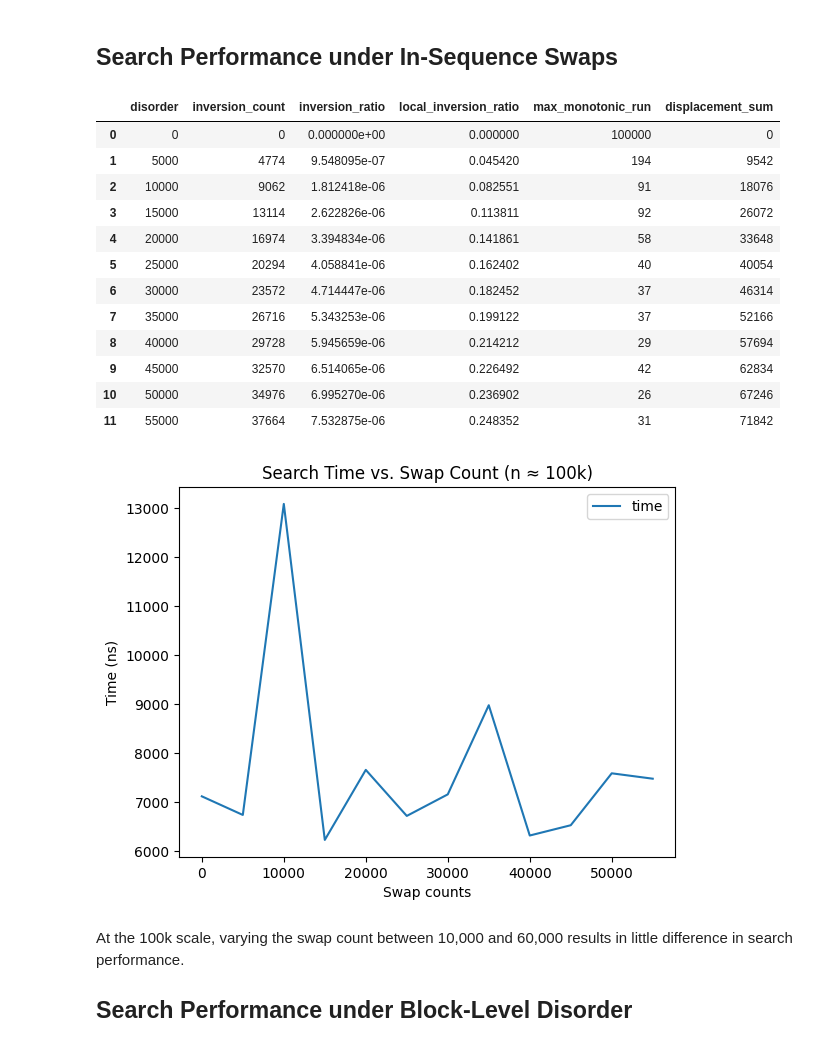
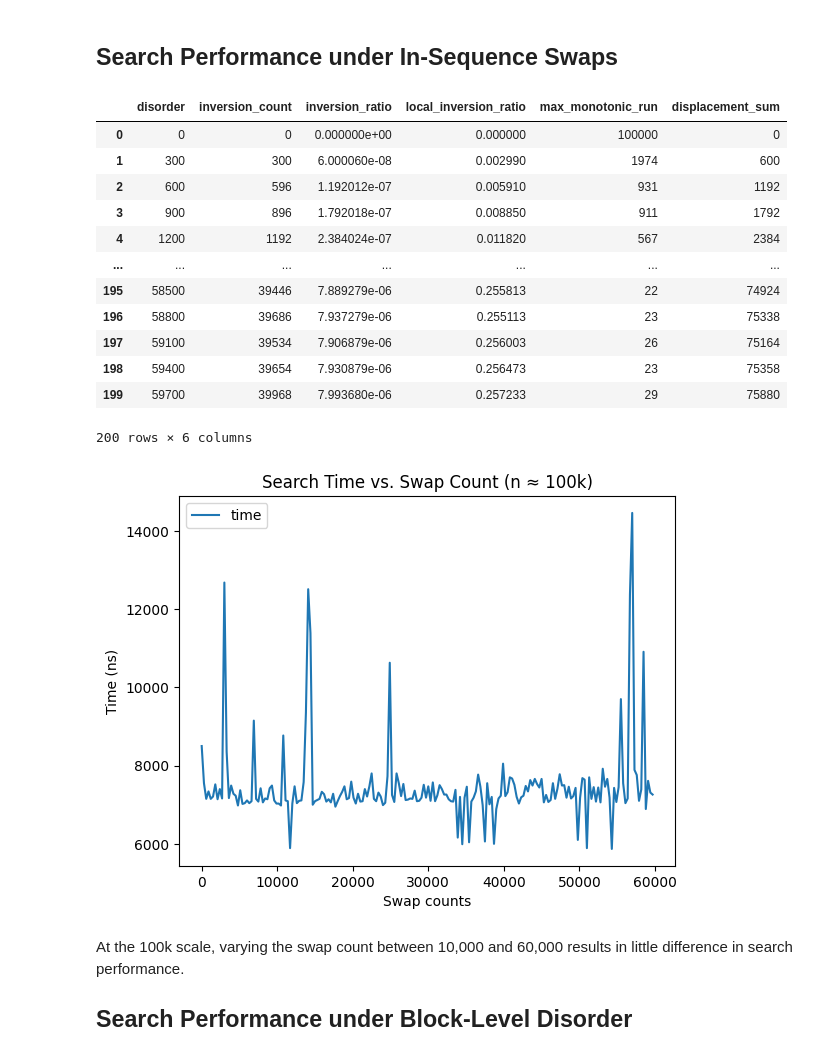
Before and after one commit to SHIINASAMA/nearorder, a Jupyter notebook: analysis/perf.ipynb, the cells around one changed output. Cells and saved outputs as stored; diff of their text form; code cells hidden in the pictures.

```diff
--- a/analysis/perf.ipynb
+++ b/analysis/perf.ipynb
@@ -25,46 +26,46 @@ from nearorder.bisect import binary_search
 
 import random
 import pandas as pd
 
 num = random.randint(1, 100000)
 
 def test_find_num(xs):
     binary_search(xs, num)
 
 time_rows = []
 disorder_rows = []
 
-for disorder in range(0, 60000, 5000):
+for disorder in range(0, 60000, 300):
     target = inject_adjacent_swaps(xs=seq, swaps=disorder)
     t = bench(test_find_num, args=[target])
     time_rows.append({"disorder": disorder, "time": t})
     metrics = disorder_metrics(target)
     metrics.pop('n')
     disorder_rows.append({"disorder": disorder} | metrics)
 
 df1 = pd.DataFrame(time_rows)
 ax = df1.plot(x="disorder")
 ax.set_xlabel("Swap counts")
 ax.set_ylabel("Time (ns)")
 ax.set_title("Search Time vs. Swap Count (n ≈ 100k)")
 
 df2 = pd.DataFrame(disorder_rows)
 df2
 # %% [output]
 |  | disorder | inversion_count | inversion_ratio | local_inversion_ratio | max_monotonic_run | displacement_sum |
 | 0 | 0 | 0 | 0.000000e+00 | 0.000000 | 100000 | 0 |
-| 1 | 5000 | 4774 | 9.548095e-07 | 0.045420 | 194 | 9542 |
-| 2 | 10000 | 9062 | 1.812418e-06 | 0.082551 | 91 | 18076 |
-| 3 | 15000 | 13114 | 2.622826e-06 | 0.113811 | 92 | 26072 |
-| 4 | 20000 | 16974 | 3.394834e-06 | 0.141861 | 58 | 33648 |
-| 5 | 25000 | 20294 | 4.058841e-06 | 0.162402 | 40 | 40054 |
-| 6 | 30000 | 23572 | 4.714447e-06 | 0.182452 | 37 | 46314 |
-| 7 | 35000 | 26716 | 5.343253e-06 | 0.199122 | 37 | 52166 |
-| 8 | 40000 | 29728 | 5.945659e-06 | 0.214212 | 29 | 57694 |
-| 9 | 45000 | 32570 | 6.514065e-06 | 0.226492 | 42 | 62834 |
-| 10 | 50000 | 34976 | 6.995270e-06 | 0.236902 | 26 | 67246 |
-| 11 | 55000 | 37664 | 7.532875e-06 | 0.248352 | 31 | 71842 |
+| 1 | 300 | 300 | 6.000060e-08 | 0.002990 | 1974 | 600 |
+| 2 | 600 | 596 | 1.192012e-07 | 0.005910 | 931 | 1192 |
+| 3 | 900 | 896 | 1.792018e-07 | 0.008850 | 911 | 1792 |
+| 4 | 1200 | 1192 | 2.384024e-07 | 0.011820 | 567 | 2384 |
+| ... | ... | ... | ... | ... | ... | ... |
+| 195 | 58500 | 39446 | 7.889279e-06 | 0.255813 | 22 | 74924 |
+| 196 | 58800 | 39686 | 7.937279e-06 | 0.255113 | 23 | 75338 |
+| 197 | 59100 | 39534 | 7.906879e-06 | 0.256003 | 26 | 75164 |
+| 198 | 59400 | 39654 | 7.930879e-06 | 0.256473 | 23 | 75358 |
+| 199 | 59700 | 39968 | 7.993680e-06 | 0.257233 | 29 | 75880 |
+200 rows × 6 columns
-[figure, old version]
+[figure, new version]
 # %% [markdown]
 At the 100k scale, varying the swap count between 10,000 and 60,000 results in little difference in search performance.
 
```
Also changed, not shown: parts of 6 cells of this notebook.
